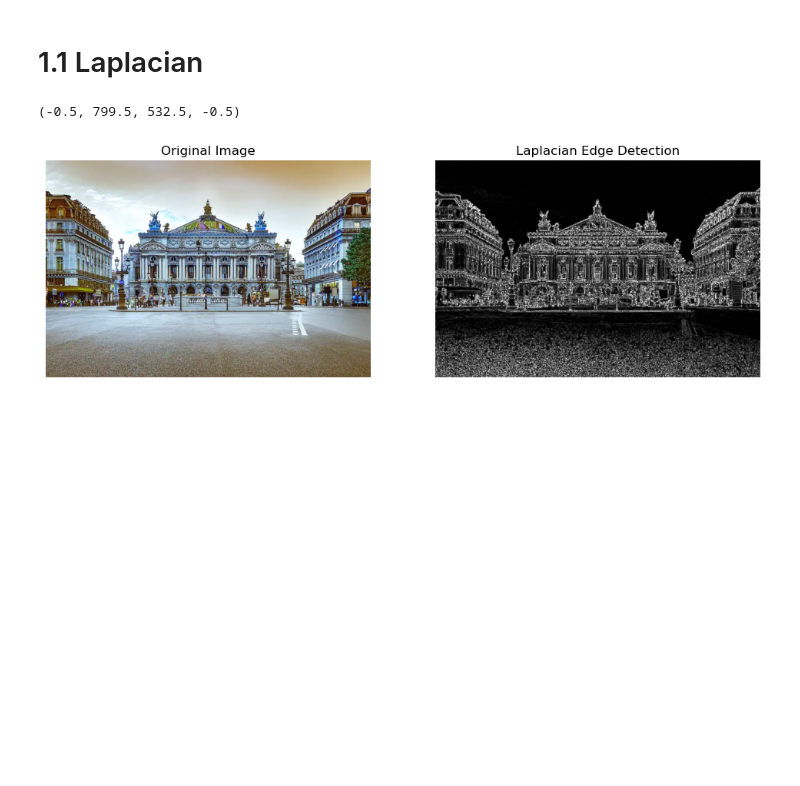
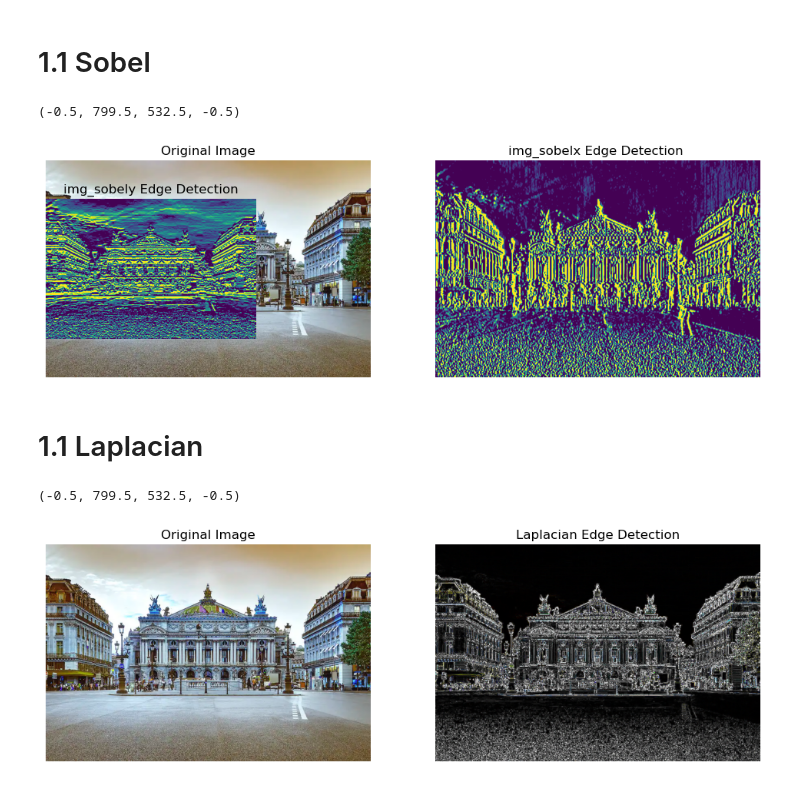
Before and after one commit to saharhaghighat/Image-Processing, a Jupyter notebook: Q1-Edge filter.ipynb, the cells around one changed output. Saved outputs shown, nothing was run; the diff lists cells and outputs as text; code cells hidden in the pictures; blank space fills up the shorter version.

```diff
--- a/Q1-Edge filter.ipynb
+++ b/Q1-Edge filter.ipynb
@@ -8,3 +63,25 @@ img = cv.imread('1-1.webp')
+# %% [markdown]
+# 1.1 Sobel
+# %%
+img_sobelx = cv.Sobel(img_gaussian,cv.CV_8U,1,0,ksize=5)
+img_sobely = cv.Sobel(img_gaussian,cv.CV_8U,0,1,ksize=5)
+
+plt.figure(figsize=(12, 6))
+plt.subplot(1, 2, 1)
+plt.title('Original Image')
+plt.imshow(img)
+plt.axis('off')
+plt.subplot(1, 2, 2)
+plt.title('img_sobelx Edge Detection ')
+plt.imshow(img_sobelx)
+plt.axis('off')
+plt.subplot(1, 3, 1)
+plt.title('img_sobely Edge Detection')
+plt.imshow(img_sobely)
+plt.axis('off')
+# %% [output]
+(-0.5, 799.5, 532.5, -0.5)
+[figure, added]
 # %% [markdown]
 # 1.1 Laplacian
 # %%
```
Also changed, not shown: parts of 9 cells of this notebook.
